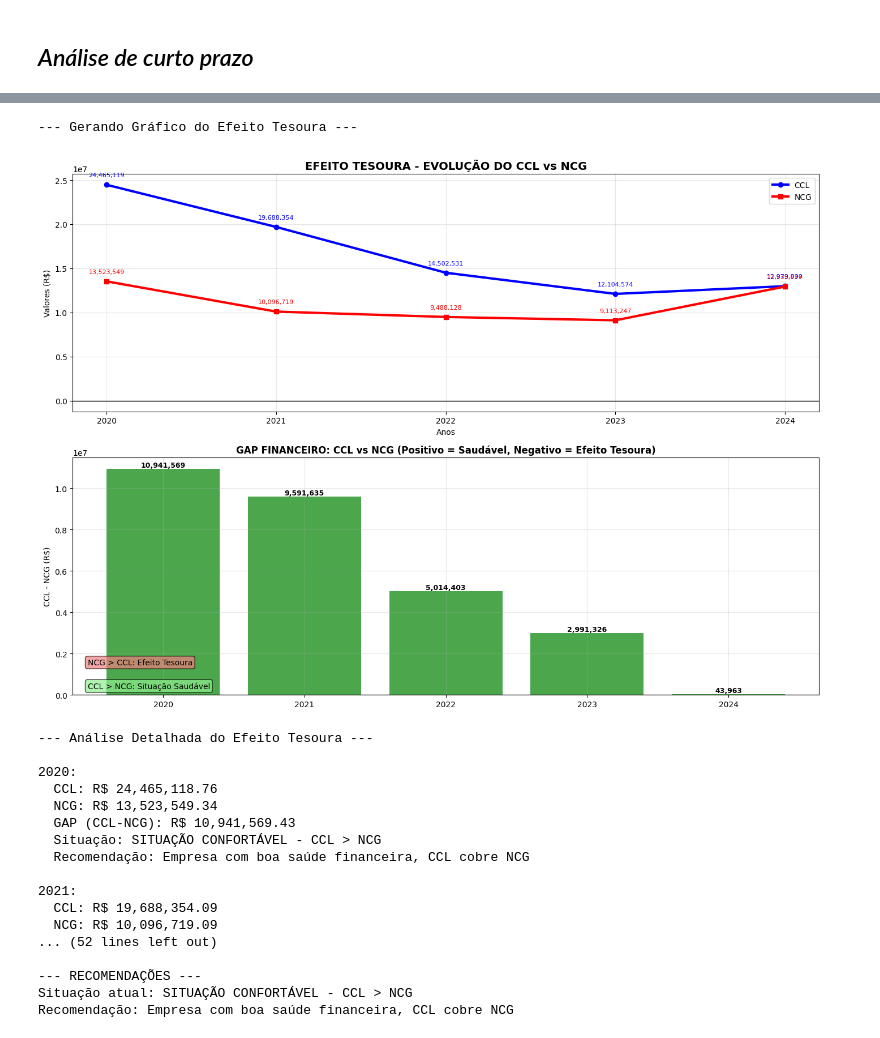
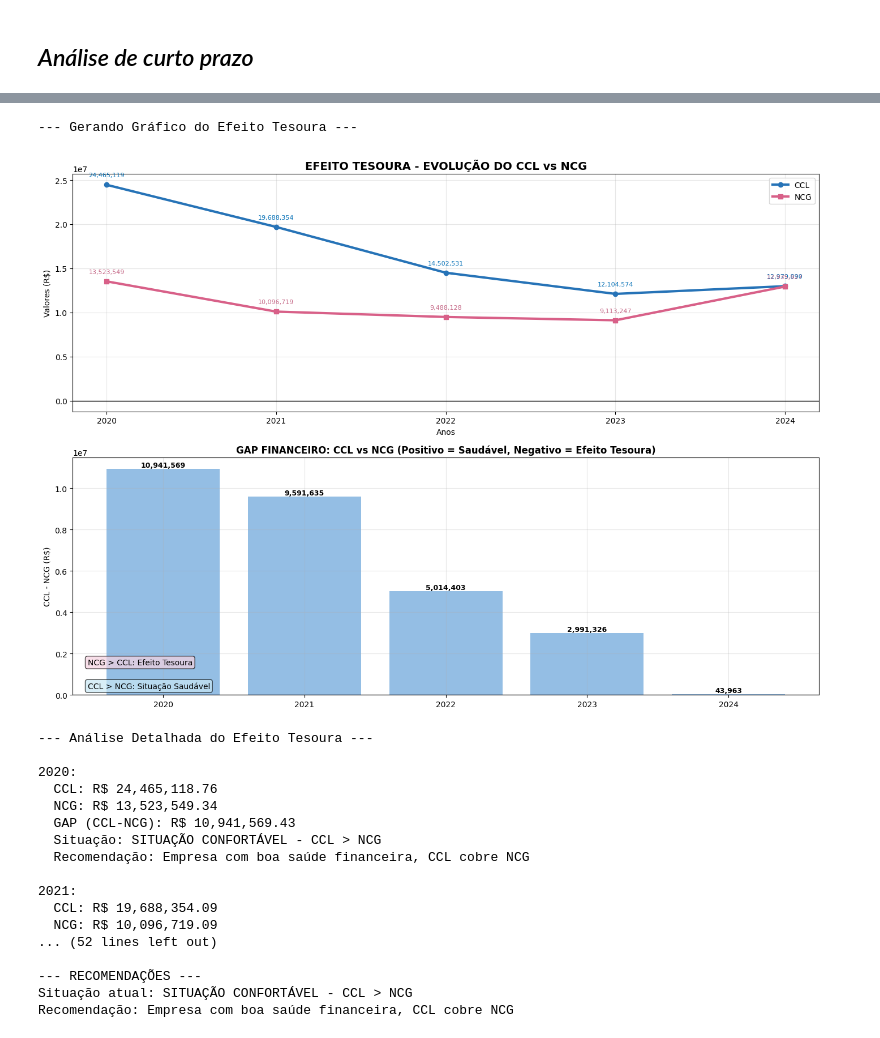
Before and after one commit to meduardajustino/Analise-das-Demonstracoes-Contabeis---Embraer-S.A., a Jupyter notebook: Análise de CP e Efeito Tesoura.ipynb, the cells around one changed output, grey strips where cells are left out. Saved outputs shown, nothing was run; the diff lists cells and outputs as text; code cells hidden in the pictures.

```diff
--- a/Análise de CP e Efeito Tesoura.ipynb
+++ b/Análise de CP e Efeito Tesoura.ipynb
@@ -225,8 +225,8 @@ def analise_curto_prazo_completa():
     fig, (ax1, ax2) = plt.subplots(2, 1, figsize=(14, 10))
 
     # Gráfico 1: Evolução LINEAR com área sombreada do Efeito Tesoura
-    ax1.plot(anos_grafico, ccl, marker='o', linewidth=3, label='CCL', color='blue')
-    ax1.plot(anos_grafico, ncg, marker='s', linewidth=3, label='NCG', color='red')
+    ax1.plot(anos_grafico, ccl, marker='o', linewidth=3, label='CCL', color="#2673B7")
+    ax1.plot(anos_grafico, ncg, marker='s', linewidth=3, label='NCG', color="#D86088")
 
     # Destacar áreas onde NCG > CCL (Efeito Tesoura)
     for i in range(len(anos_grafico)):
@@ -242,12 +242,12 @@ def analise_curto_prazo_completa():
 
     # Adicionar valores nos pontos
     for i, (ccl_val, ncg_val, st_val) in enumerate(zip(ccl, ncg, st)):
-        ax1.annotate(f'{ccl_val:,.0f}', (i, ccl_val), textcoords="offset points", xytext=(0,10), ha='center', fontsize=8, color='blue')
-        ax1.annotate(f'{ncg_val:,.0f}', (i, ncg_val), textcoords="offset points", xytext=(0,10), ha='center', fontsize=8, color='red')
+        ax1.annotate(f'{ccl_val:,.0f}', (i, ccl_val), textcoords="offset points", xytext=(0,10), ha='center', fontsize=8, color='#0671B7')
+        ax1.annotate(f'{ncg_val:,.0f}', (i, ncg_val), textcoords="offset points", xytext=(0,10), ha='center', fontsize=8, color="#C76C8A")
 
     # Gráfico 2: Diferença CCL - NCG (mostra o gap do Efeito Tesoura)
     diferenca = ccl - ncg
-    cores_diferenca = ['green' if diff >= 0 else 'red' for diff in diferenca]
+    cores_diferenca = ["#67A3D9" if diff >= 0 else '#F8B7CD' for diff in diferenca]
 
     bars = ax2.bar(anos_grafico, diferenca, color=cores_diferenca, alpha=0.7)
     ax2.set_ylabel('CCL - NCG (R$)')
@@ -267,10 +267,10 @@ def analise_curto_prazo_completa():
    # Adicionar legendas para o Efeito Tesoura na parte INFERIOR
     ax2.text(0.02, 0.02, 'CCL > NCG: Situação Saudável', transform=ax2.transAxes,
             fontsize=10, verticalalignment='bottom', horizontalalignment='left',
-            bbox=dict(boxstyle='round', facecolor='lightgreen', alpha=0.7))
+            bbox=dict(boxstyle='round', facecolor='#C8E7F5', alpha=0.7))
     ax2.text(0.02, 0.12, 'NCG > CCL: Efeito Tesoura', transform=ax2.transAxes,
             fontsize=10, verticalalignment='bottom', horizontalalignment='left',
-            bbox=dict(boxstyle='round', facecolor='lightcoral', alpha=0.7))
+            bbox=dict(boxstyle='round', facecolor='#F6D2E0', alpha=0.7))
 
     plt.tight_layout()
     plt.savefig('Efeito_Tesoura_Embraer.png', dpi=300, bbox_inches='tight')
@@ -403,34 +403,34 @@ def analise_curto_prazo_completa():
     # Recomendações finais
     print("\n--- RECOMENDAÇÕES ---")
     situacao_final = analise_situacao[-1]['Situacao']
     recomendacao_final = analise_situacao[-1]['Recomendacao']
     print(f"Situação atual: {situacao_final}")
     print(f"Recomendação: {recomendacao_final}")
 
 # Executar a análise
 if __name__ == "__main__":
     analise_curto_prazo_completa()
 # %% [output]
 Planilhas carregadas: ['Ativo', 'Passivo', 'DRE', 'DFC']
 
 ================================================================================
 ANÁLISE COMPLETA DO CURTO PRAZO - EMBRAER
 ================================================================================
 
 --- Extraindo dados para análise do curto prazo ---
 ✓ Disponivel encontrado
 ✓ AplicacoesFinanceiras encontrado
 ✓ ContasReceber encontrado
 ✓ Estoques encontrado
 ✓ AtivoCirculante encontrado
 ... (11 lines left out)
 --- Calculando Capital Circulante Líquido ---
 --- Calculando NCG e Saldo de Tesouraria ---
 --- Calculando Composição do Circulante ---
 --- Gerando Gráfico do Efeito Tesoura ---
 [figure]
 --- Gerando Gráfico do Efeito Tesoura ---
-[figure, old version]
+[figure, new version]
 --- Análise Detalhada do Efeito Tesoura ---
 
 2020:
```
Also changed, not shown: 6 other files.
